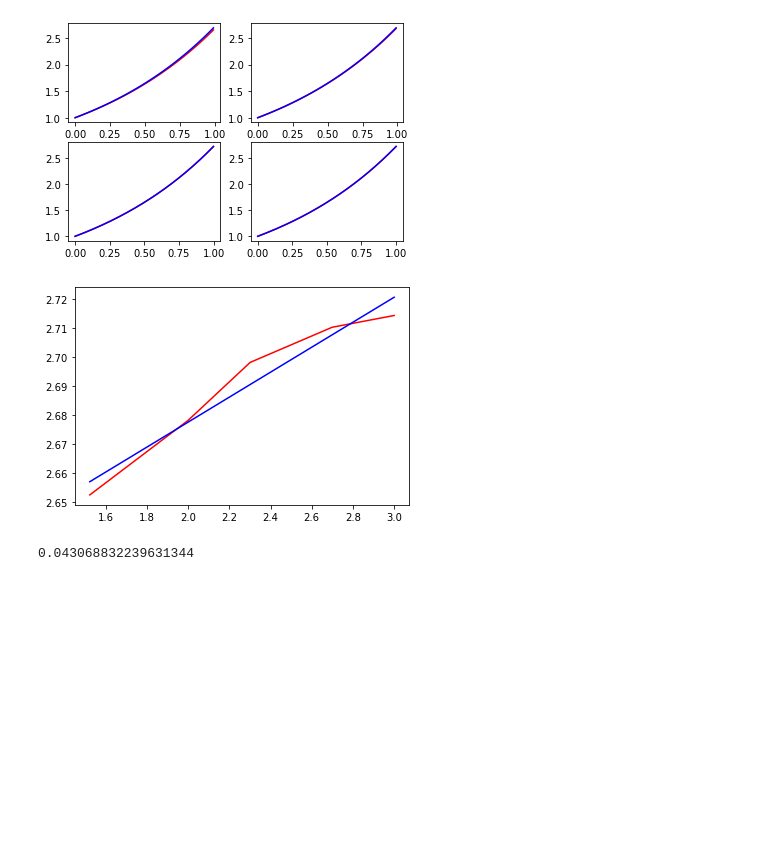
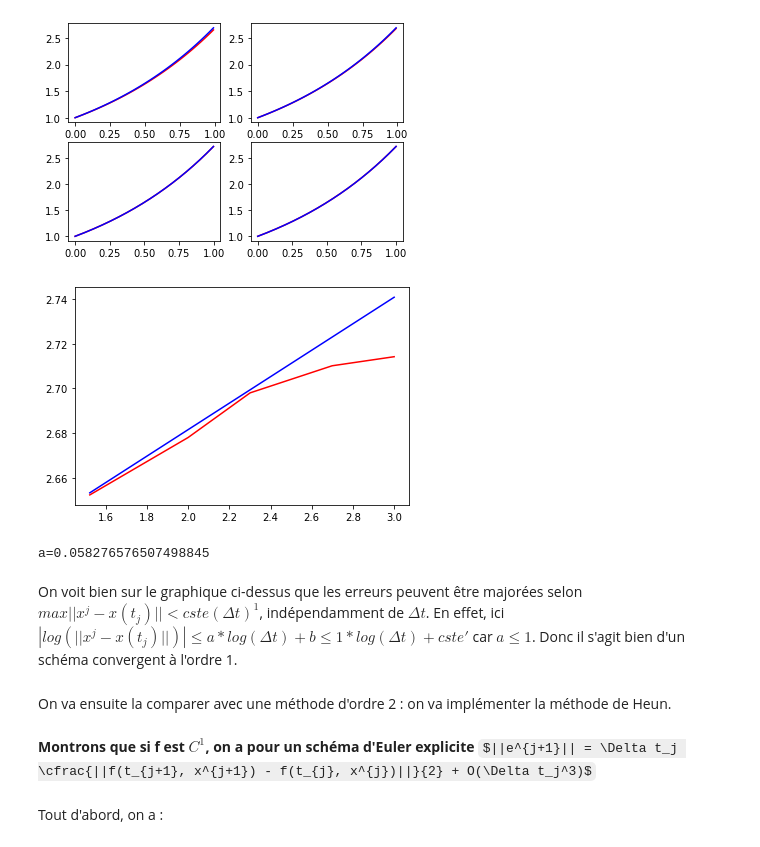
Before and after one commit to thomas-dubard/Projet_Maths_Info2, a Jupyter notebook: Untitled.ipynb, the cells around one changed output. Saved outputs shown, nothing was run; the diff lists cells and outputs as text; code cells hidden in the pictures; some formulas as TeX source; blank space fills up the shorter version.

```diff
--- a/Untitled.ipynb
+++ b/Untitled.ipynb
@@ -21,7 +21,7 @@ def solve_euler_explicit(f, x0, dt=0.01, t0=0, tf=1):
     t = [t0]
     # on va prendre la convention que la condition initiale x0 est en t0 qui est global sur tout le programme
     x = [x0]
-    while t[-1] < tf and x[-1] < 100:
+    while t[-1] < tf:
         x.append(x[-1] + dt * f(t[-1], x[-1]))
         t.append(t[-1] + dt)
     t = np.array(t[:-1])
@@ -83,16 +83,20 @@ plt.show()
 # %%
 from math import log
 
 dt = [3*1e-2, 1e-2, 5*1e-3, 2*1e-3, 1e-3]
 err = []
 for i in range(len(dt)):
     t_test, x_test = solve_euler_explicit(f, x0, dt[i], t0, t0 + 1)
     err.append(x_test[-1])
 plt.plot([-log(x, 10) for x in dt], err, color='red', label='Values simulated')
-a, b = regression_lineaire([-log(x, 10) for x in dt], err)
-plt.plot([-log(x, 10) for x in dt] , [-a * log(x, 10) + b for x in dt], color='blue', label='simulated')
+a, b = regression_lineaire([-log(x, 10) for x in dt[:3]], err[:3])
+plt.plot([-log(x, 10) for x in dt] , [-(a+0.001) * log(x, 10) + b for x in dt], color='blue', label='simulated')
 plt.show()
-print(a)
+print(f"a={a}")
 # %% [output]
-[figure, old version]
+[figure, new version]
-0.043068832239631344
+a=0.058276576507498845
+# %% [markdown]
+On voit bien sur le graphique ci-dessus que les erreurs peuvent être majorées selon $max||x^j - x(t_j)|| < cste (\Delta t)^1$, indépendamment de $\Delta t$. En effet, ici $|log(||x^j - x(t_j)||)| \leq a * log(\Delta t) + b \leq 1*log(\Delta t) + cste'$ car $a \leq 1$. Donc il s'agit bien d'un schéma convergent à l'ordre 1.
+# %% [markdown]
+On va ensuite la comparer avec une méthode d'ordre 2 : on va implémenter la méthode de Heun.
@@ -98,0 +115,4 @@ print(a)
+# %% [markdown]
+**Montrons que si f est $C^1$, on a pour un schéma d'Euler explicite** $||e^{j+1}|| = \Delta t_j \cfrac{||f(t_{j+1}, x^{j+1}) - f(t_{j}, x^{j})||}{2} + O(\Delta t_j^3)$
+# %% [markdown]
+Tout d'abord, on a :
```
Also changed, not shown: parts of 20 cells of this notebook.
